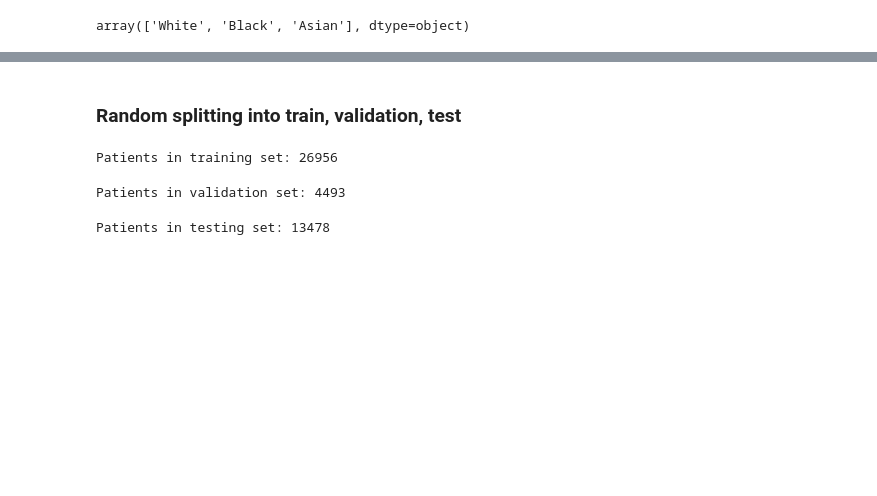
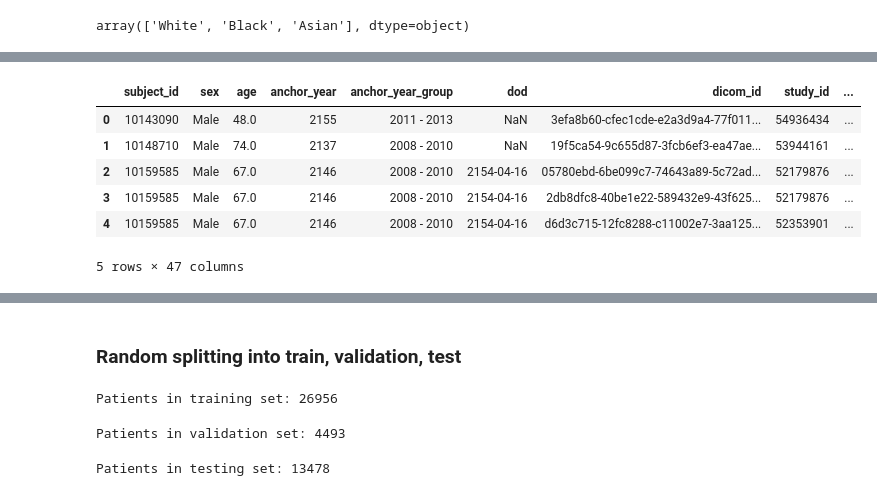
Before and after one commit to biomedia-mira/chexploration, a Jupyter notebook: notebooks/mimic.sample.ipynb, the cells around one changed output, grey strips where cells are left out. Drawn from its saved outputs; the diff is of its cells as text; code cells hidden in the pictures; blank space fills up the shorter version.

Commit message:
corrected age and disease extraction for MIMIC-CXR

```diff
--- a/notebooks/mimic.sample.ipynb
+++ b/notebooks/mimic.sample.ipynb
@@ -23,0 +25,4 @@ metadata_df.head()
+# %%
+metadata_df = pd.read_csv(data_dir + 'mimic-cxr-2.0.0-metadata.csv')
+metadata_df = pd.merge(metadata_df,diagnosis_df,on=['subject_id', 'study_id'])
+metadata_df.head()
@@ -130,3 +134,13 @@ array(['Female', 'Male'], dtype=object)
+# %%
+df_cxr.head()
+# %% [output]
+|  | subject_id | sex | age | anchor_year | anchor_year_group | dod | dicom_id | study_id | ... |
+| 0 | 10143090 | Male | 48.0 | 2155 | 2011 - 2013 | NaN | 3efa8b60-cfec1cde-e2a3d9a4-77f011... | 54936434 | ... |
+| 1 | 10148710 | Male | 74.0 | 2137 | 2008 - 2010 | NaN | 19f5ca54-9c655d87-3fcb6ef3-ea47ae... | 53944161 | ... |
+| 2 | 10159585 | Male | 67.0 | 2146 | 2008 - 2010 | 2154-04-16 | 05780ebd-6be099c7-74643a89-5c72ad... | 52179876 | ... |
+| 3 | 10159585 | Male | 67.0 | 2146 | 2008 - 2010 | 2154-04-16 | 2db8dfc8-40be1e22-589432e9-43f625... | 52179876 | ... |
+| 4 | 10159585 | Male | 67.0 | 2146 | 2008 - 2010 | 2154-04-16 | d6d3c715-12fc8288-c11002e7-3aa125... | 52353901 | ... |
+5 rows × 47 columns
 # %%
 labels = [
     'No Finding',
```
Also changed, not shown: parts of 21 cells of this notebook.
